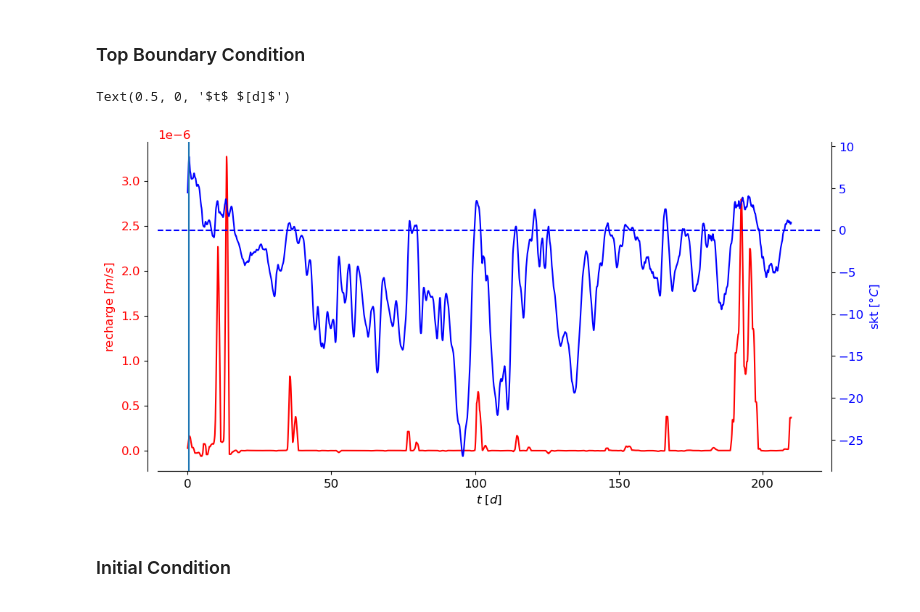
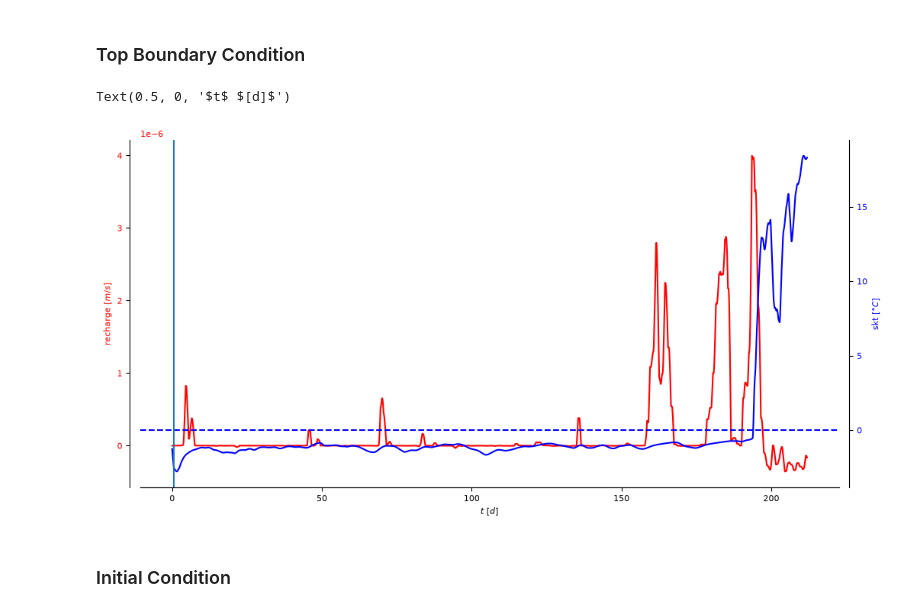
Before and after one commit to AnneMariaVera/CryoRich_AD, a Jupyter notebook: notebooks/ERA5_simulations/1Simulate_cap.ipynb, the cells around one changed output. Cells and saved outputs as stored; diff of their text form; code cells hidden in the pictures.

```diff
--- a/notebooks/ERA5_simulations/1Simulate_cap.ipynb
+++ b/notebooks/ERA5_simulations/1Simulate_cap.ipynb
@@ -27,10 +29,10 @@ input_filename = "sim_2312_2405.pkl"
 interp_folder = "../../input/interpolation/"
 interp_filename = "interpolation_"+parametrization+".pkl"
 
-spinup_folder = "../../output/Simulations_Paper/ERA5_Sweden/spinup/horton/"
+spinup_folder = "../../output/Simulations_Paper/ERA5_Sweden/spinup/tl1/"
 spinup_file = "spinup_"+parametrization+".pkl"
 
-save_folder = "../../output/Simulations_Paper/ERA5_Sweden/simulations/horton/"
+save_folder = "../../output/Simulations_Paper/ERA5_Sweden/simulations/tl1/"
 save_filename = "simulation_"+parametrization+".pkl"
 # %% [markdown]
 ### Mesh Generation
@@ -59,7 +60,7 @@ DONE: calculated coupled sparsity pattern with 636160 nonzero entries.
 # %%
 dt = 60*60    # time step [s]
 t0 = 0
-t_end = 210*24*60*60 # end time [s]
+t_end = 212*24*60*60 # end time [s]
 maxdt = 60*60       # maximum time step [s]
 save_t =24*60*60     # save time [s]
 geom.time_discretization(dt,t0, t_end, maxdt, save_t) # time discretization
@@ -151,35 +152,35 @@ with open(spinup_folder+spinup_file, 'rb') as pickle_file:
 #     t_bc = t_bc[idx]
 #     t_bc = t_bc - t_bc[0]
 with open(input_folder + input_filename, "rb") as f:
     db = pkl.load(f)
     t_bc = jnp.array(db["time"])
     q_inf = jnp.convolve(jnp.array(db["recharge"]),jnp.ones(24)/24,mode="same")
-    T_surface = jnp.convolve(jnp.array(db["t2m"]),jnp.ones(24)/24,mode="same")
+    T_surface = jnp.convolve(jnp.array(db["tl1"]),jnp.ones(24)/24,mode="same")
 geom.set_surface_bc(t_bc, q_inf, T_surface)
 
 t_plot = jnp.arange(0, t_end,3600)
 cm = 1/2.54
 fig, ax = plt.subplots(figsize=(30*cm, 15*cm))
 ax.plot(t_plot/24/60/60, geom.q_inf_interp(t_plot), label="recharge", color="red")
 ax.set_ylabel("recharge $[m/s]$", color="red")
 ax.tick_params(axis="y", labelcolor="red")
 ax_cp = ax.twinx()
 ax_cp.set_ylabel("skt $[°C]$", color="blue")
 ax_cp.plot(t_plot/24/60/60, geom.T_surface_interp(t_plot), label="t2m", color="blue")
 ax_cp.tick_params(axis="y", labelcolor="blue")
 ax_cp.axhline(0, color="blue", linestyle="--")
 ax_cp.axvline(0.46)
 ax.spines["top"].set_visible(False)
 ax_cp.spines["top"].set_visible(False)
 ax.spines["right"].set_visible(False)
 ax_cp.spines["left"].set_visible(False)
 ax.spines['left'].set_position(('outward', 10))
 ax_cp.spines['right'].set_position(('outward', 10))
 
 ax.set_xlabel("$t$ $[d]$")
 # %% [output]
 Text(0.5, 0, '$t$ $[d]$')
-[figure, old version]
+[figure, new version]
 # %% [markdown]
 ### Initial Condition
 # %%
```
Also changed, not shown: parts of 8 cells of this notebook, 23 other files.
